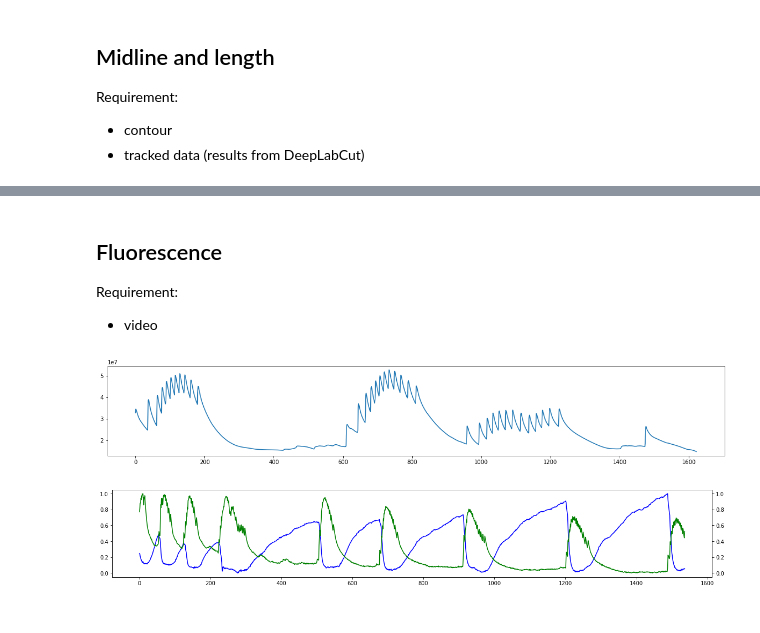
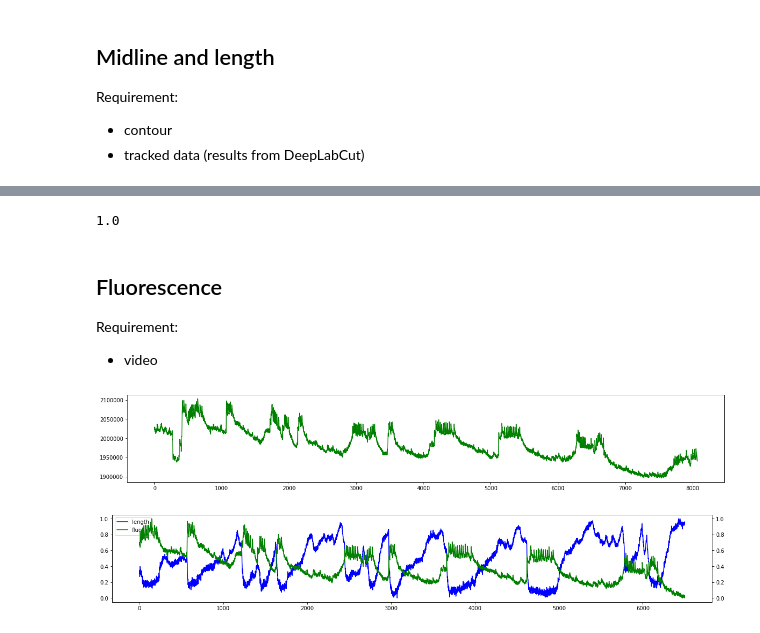
Before and after one commit to hengjiwang/hydracv, a Jupyter notebook: hydracv/midline_and_fluo.ipynb, the cells around one changed output, grey strips where cells are left out. Saved outputs shown, nothing was run; the diff lists cells and outputs as text; code cells hidden in the pictures.

```diff
--- a/hydracv/midline_and_fluo.ipynb
+++ b/hydracv/midline_and_fluo.ipynb
@@ -67,3 +70,7 @@ plt.show()
+# %%
+max(midlens_corr)
+# %% [output]
+1.0
 # %%
 # Save the lengths
 FILE_LENGTH = "./data/length/lengths_" + VIDEONAME + ".csv"
@@ -75,18 +87,18 @@ df.to_csv(FILE_LENGTH, index=False)
 Requirement:
 - video
 # %%
-VIDEONAME = 'DynWat_90X_Animal20mv3'
-FILE_VIDEO = "./data/videos/EGCaMP/"+VIDEONAME+".avi" # TO MODIFY
+VIDEONAME = 'Oral_0hour_50x_4fps_ex4'
+FILE_VIDEO = "./data/videos/NGCaMP/"+VIDEONAME+".avi" # TO MODIFY
 # %%
 # Trace fluorescence
 fluo = trace_fluo.trace(FILE_VIDEO, display=False)
 # %%
 # Plot fluorescence
 plt.figure(figsize=(20,3))
-plt.plot(fluo)
+plt.plot(fluo, 'g')
 plt.show()
 # %% [output]
-[figure, old version]
+[figure, new version]
 # %%
 # Save the results
 FILE_FLUO = "./data/fluorescence/"
@@ -96,13 +108,21 @@ df.to_csv(FILE_FLUO + 'total_fluo_' + VIDEONAME + '.csv', index=False)
 # Plot overlayed length and fluorescence
 fluo = utils.normalize(fluo)
 
+FPS = 4
+timex = np.arange(0, len(fluo)/FPS, 1/FPS)
+
 fig = plt.figure(figsize=(20,3))
 ax = fig.add_subplot(1,1,1)
 ax_ = ax.twinx()
-ax.plot(midlens_corr, 'b', label='corrected')
-ax_.plot(fluo, 'g')
+lns1 = ax.plot(utils.normalize(midlens_orig[500:7000]), 'b', label='length')
+# ax.plot(midlens_corr, 'b', label='corrected')
+lns2 = ax_.plot(utils.normalize(fluo[500:7000]), 'g', label='fluo')
 # ax.plot(midlens_corr[500:1200], 'r', label='corrected')
 # ax_.plot(fluo[500:1200])
+lns = lns1 + lns2
+labs = [l.get_label() for l in lns]
+ax.legend(lns, labs, loc='best')
+plt.savefig("./data/overlay_curves/" + VIDEONAME + ".jpg")
 plt.show()
 # %% [output]
-[figure, old version]
+[figure, new version]
```
Also changed, not shown: parts of 7 cells of this notebook, 14 other files.
